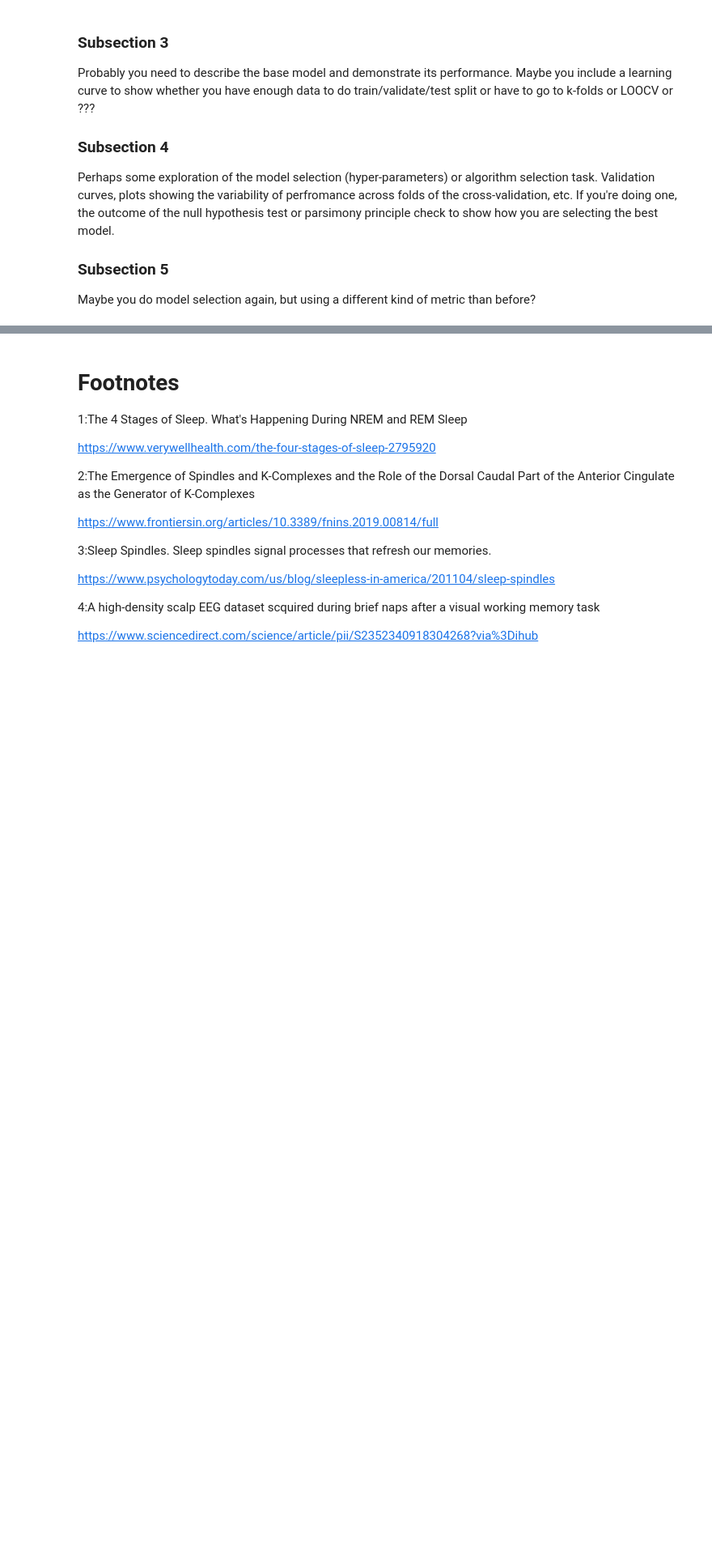
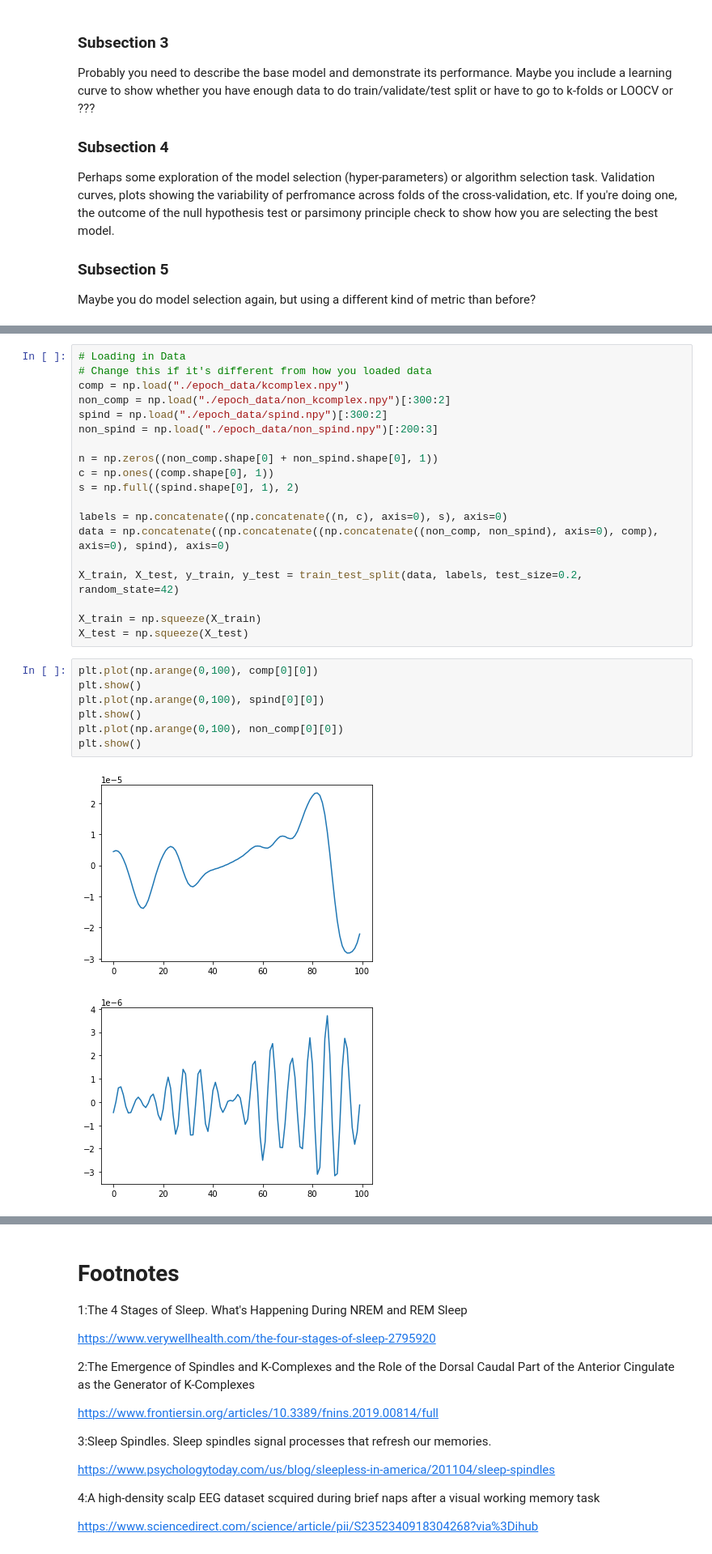
Before and after one commit to COGS118A/Group016-Sp22, a Jupyter notebook: FinalProject_group016.ipynb, the cells around one changed output, grey strips where cells are left out. Shown at 81% size. Drawn from its saved outputs; the diff is of its cells as text; blank space fills up the shorter version.

```diff
--- a/FinalProject_group016.ipynb
+++ b/FinalProject_group016.ipynb
@@ -126,0 +122,29 @@ Reiterate your main point and in just a few sentences tell us how your results s
+# %%
+# Loading in Data
+# Change this if it's different from how you loaded data
+comp = np.load("./epoch_data/kcomplex.npy")
+non_comp = np.load("./epoch_data/non_kcomplex.npy")[:300:2]
+spind = np.load("./epoch_data/spind.npy")[:300:2]
+non_spind = np.load("./epoch_data/non_spind.npy")[:200:3]
+
+n = np.zeros((non_comp.shape[0] + non_spind.shape[0], 1))
+c = np.ones((comp.shape[0], 1))
+s = np.full((spind.shape[0], 1), 2)
+
+labels = np.concatenate((np.concatenate((n, c), axis=0), s), axis=0)
+data = np.concatenate((np.concatenate((np.concatenate((non_comp, non_spind), axis=0), comp), axis=0), spind), axis=0)
+
+X_train, X_test, y_train, y_test = train_test_split(data, labels, test_size=0.2, random_state=42)
+
+X_train = np.squeeze(X_train)
+X_test = np.squeeze(X_test)
+# %%
+plt.plot(np.arange(0,100), comp[0][0])
+plt.show()
+plt.plot(np.arange(0,100), spind[0][0])
+plt.show()
+plt.plot(np.arange(0,100), non_comp[0][0])
+plt.show()
+# %% [output]
+[figure, added]
+[figure, added]
```
Also changed, not shown: parts of 35 cells of this notebook.
